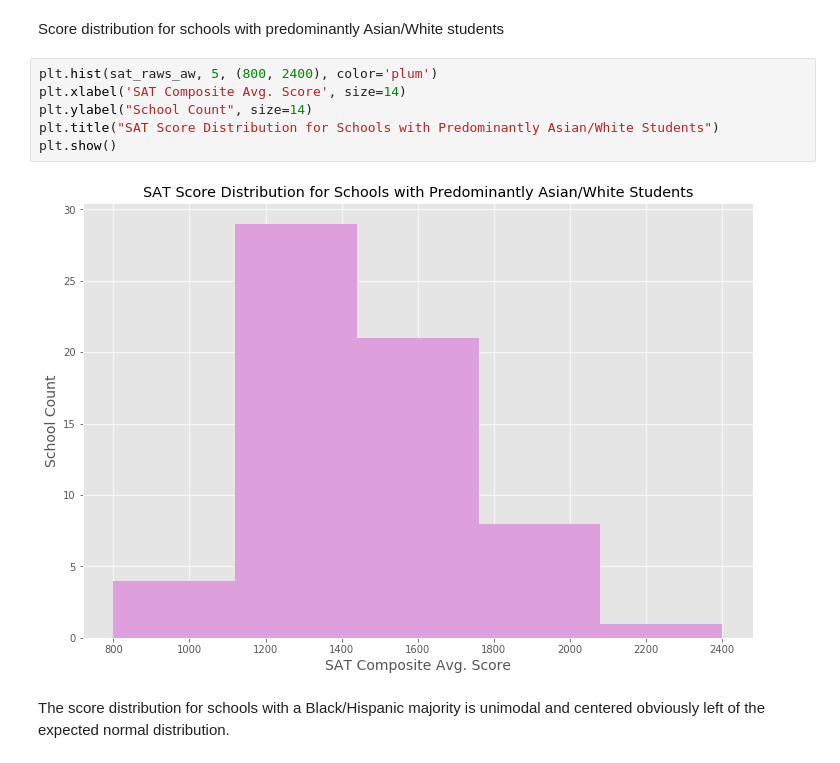
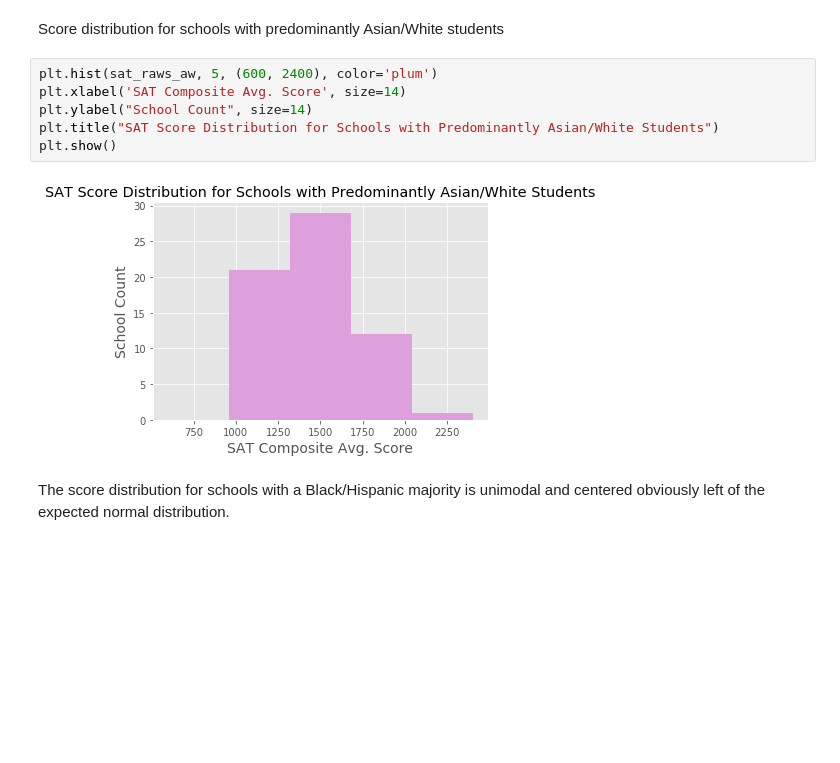
Before and after one commit to jacquelinekclee/data_cleaning_exploration_nyc_schools_sat, a Jupyter notebook: viz_eda_sat_ny.ipynb, the cells around one changed output. Drawn from its saved outputs; the diff is of its cells as text; blank space fills up the shorter version.

```diff
--- a/viz_eda_sat_ny.ipynb
+++ b/viz_eda_sat_ny.ipynb
@@ -277,13 +331,13 @@ plt.show()
 <a class="anchor" id="distrib_aw"></a>
 Score distribution for schools with predominantly Asian/White students
 # %%
-plt.hist(sat_raws_aw, 5, (800, 2400), color='plum')
+plt.hist(sat_raws_aw, 5, (600, 2400), color='plum')
 plt.xlabel('SAT Composite Avg. Score', size=14)
 plt.ylabel("School Count", size=14)
 plt.title("SAT Score Distribution for Schools with Predominantly Asian/White Students")
 plt.show()
 # %% [output]
-[figure, old version]
+[figure, new version]
 # %% [markdown]
 <a class="anchor" id="bh_nation"></a>
 The score distribution for schools with a Black/Hispanic majority is unimodal and centered obviously left of the expected normal distribution.
```
Also changed, not shown: parts of 55 cells of this notebook.
